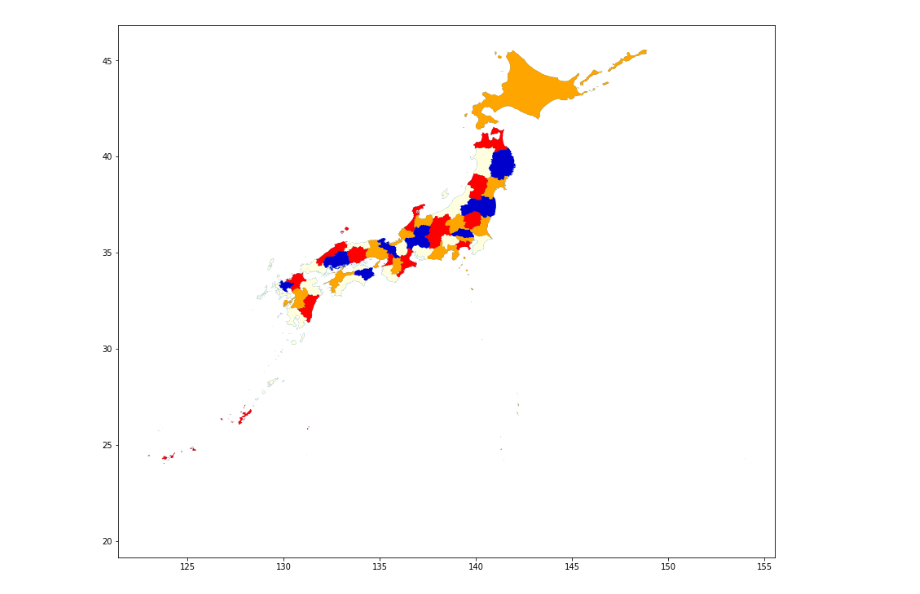
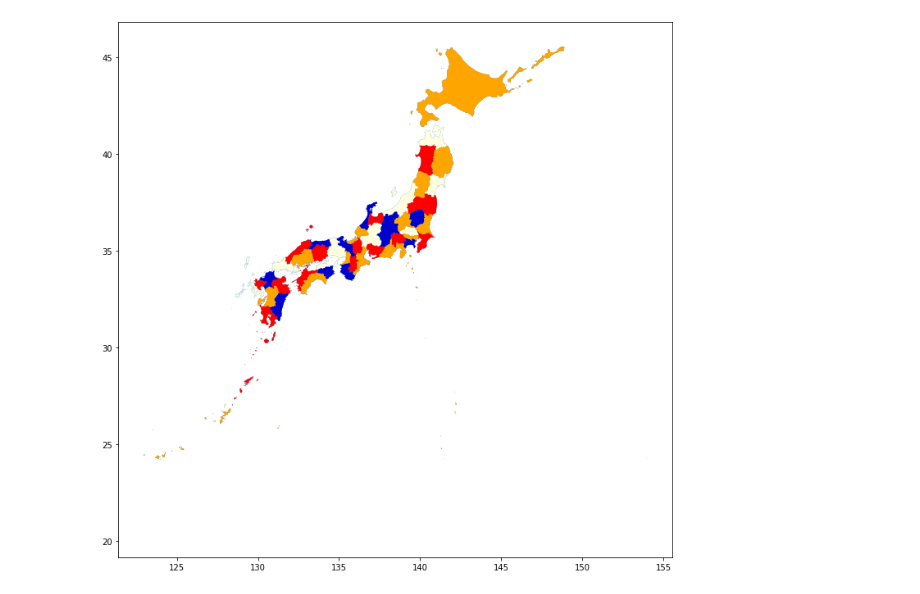
Before and after one commit to gyu-don/graph-coloring-notebook, a Jupyter notebook: graph coloring.ipynb, the cells around one changed output. Saved outputs shown, nothing was run; the diff lists cells and outputs as text; code cells hidden in the pictures.

```diff
--- a/graph coloring.ipynb
+++ b/graph coloring.ipynb
@@ -53,14 +47,0 @@ J = {k: -v for k,v in Q.items() if k[0] < k[1]}
-# %%
-s = [random.choice((-1.0, 1.0)) for _ in range(N)]
-kt = 5.0
-e = -sum(J[i,j] * s[i] * s[j] for i,j in J) - sum(h_ * s_ for h_, s_ in zip(h, s))
-for _ in range(10000):
-    # ひっくり返すスピンを選択
-    t = random.randrange(N)
-    # ひっくり返したときのエネルギーの変化を計算
-    delta_e = sum(J[i,j] * s[i] * s[j] for i,j in J if i == t or j == t) + h[t]*s[t]
-    delta_e *= 2.0
-    if delta_e < 0 or math.exp((-delta_e)/kt) > random.random():
-        e += delta_e
-        s[t] = -s[t]
-    kt *= 0.99
@@ -70,11 +58,20 @@ def argmax(it):
+# %%
+from blueqat import wq
+
+opt = wq.Opt()
+opt.qubo = Q.todense().tolist()
+s = opt.run()
 # %%
 # 都道府県ごとの色番号をとる。
 it = iter(s)
 ans = []
+def argmax(it):
+    #print(it)
+    return max(enumerate(it), key=lambda x:x[1])[0]
 for i in range(N_PREF):
+    # N_COLOR個ずつのリストに分けて、そこから、何番目が1になってるかを取り出し
     ans.append(argmax([next(it) for _ in range(N_COLOR)]))
+# 色番号ごとの都道府県に並べ替える。
+ans2 = [[] for _ in range(N_COLOR)]
+for i,c in enumerate(ans):
+    ans2[c].append(i + 1)
-# %%
-# 色番号ごとの都道府県に並べ替える。
-ans2 = [[] for _ in range(N_COLOR)]
-for i,c in enumerate(ans):
-    ans2[c].append(i)
@@ -83,9 +78,14 @@ df = gpd.read_file("japan.geojson")
 # %%
 ax = df.plot(figsize=(15,12))
 colors = ['red', 'lightyellow', 'mediumblue', 'orange']
 assert len(colors) >= N_COLOR
 
+gdf = gpd.GeoDataFrame(df)
+
 for prefs, color in zip(ans2, colors):
-    gpd.GeoDataFrame(df, index=prefs).plot(ax=ax, color=color)
+    #print(color)
+    #for p in prefs:
+    #    print(p, int2pref[p])
+    gdf[gdf['id'].isin(prefs)].plot(ax=ax, color=color)
 # %% [output]
-[figure, old version]
+[figure, new version]
```
Also changed, not shown: parts of 10 cells of this notebook.
